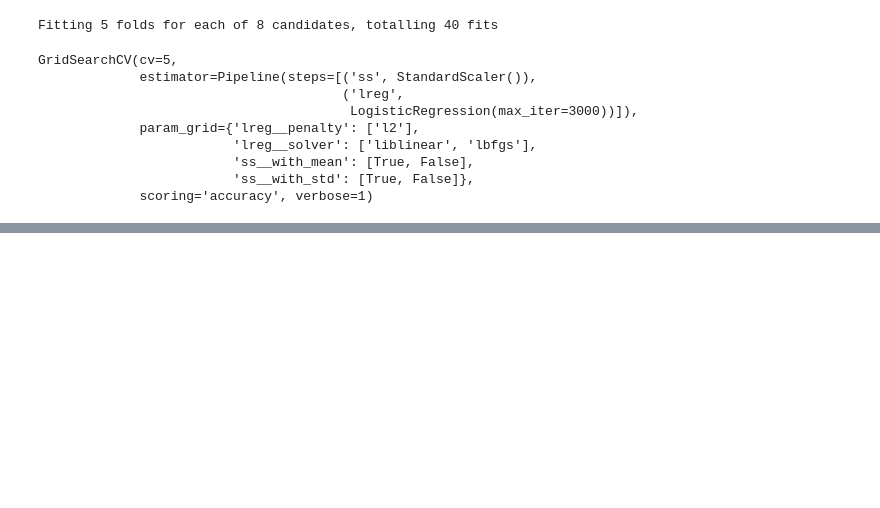
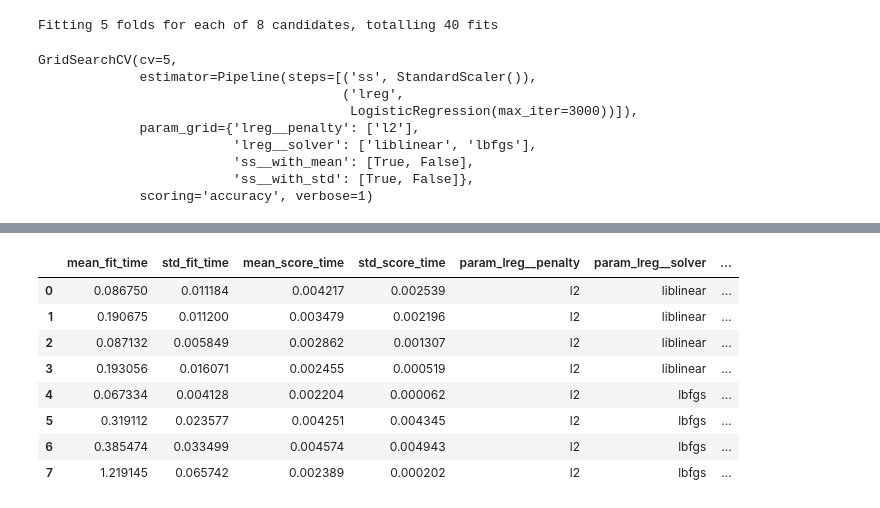
Before and after one commit to rahul-kaw/data-science-viz, a Jupyter notebook: HyperParameters_GridSearch_Pipelines.ipynb, the cells around one changed output, grey strips where cells are left out. Drawn from its saved outputs; the diff is of its cells as text; code cells hidden in the pictures; blank space fills up the shorter version.

```diff
--- a/HyperParameters_GridSearch_Pipelines.ipynb
+++ b/HyperParameters_GridSearch_Pipelines.ipynb
@@ -209,0 +245,12 @@ cvresults_df
+# %%
+cvresults_df
+# %% [output]
+|  | mean_fit_time | std_fit_time | mean_score_time | std_score_time | param_lreg__penalty | param_lreg__solver | ... |
+| 0 | 0.086750 | 0.011184 | 0.004217 | 0.002539 | l2 | liblinear | ... |
+| 1 | 0.190675 | 0.011200 | 0.003479 | 0.002196 | l2 | liblinear | ... |
+| 2 | 0.087132 | 0.005849 | 0.002862 | 0.001307 | l2 | liblinear | ... |
+| 3 | 0.193056 | 0.016071 | 0.002455 | 0.000519 | l2 | liblinear | ... |
+| 4 | 0.067334 | 0.004128 | 0.002204 | 0.000062 | l2 | lbfgs | ... |
+| 5 | 0.319112 | 0.023577 | 0.004251 | 0.004345 | l2 | lbfgs | ... |
+| 6 | 0.385474 | 0.033499 | 0.004574 | 0.004943 | l2 | lbfgs | ... |
+| 7 | 1.219145 | 0.065742 | 0.002389 | 0.000202 | l2 | lbfgs | ... |
```
Also changed, not shown: parts of 11 cells of this notebook.
